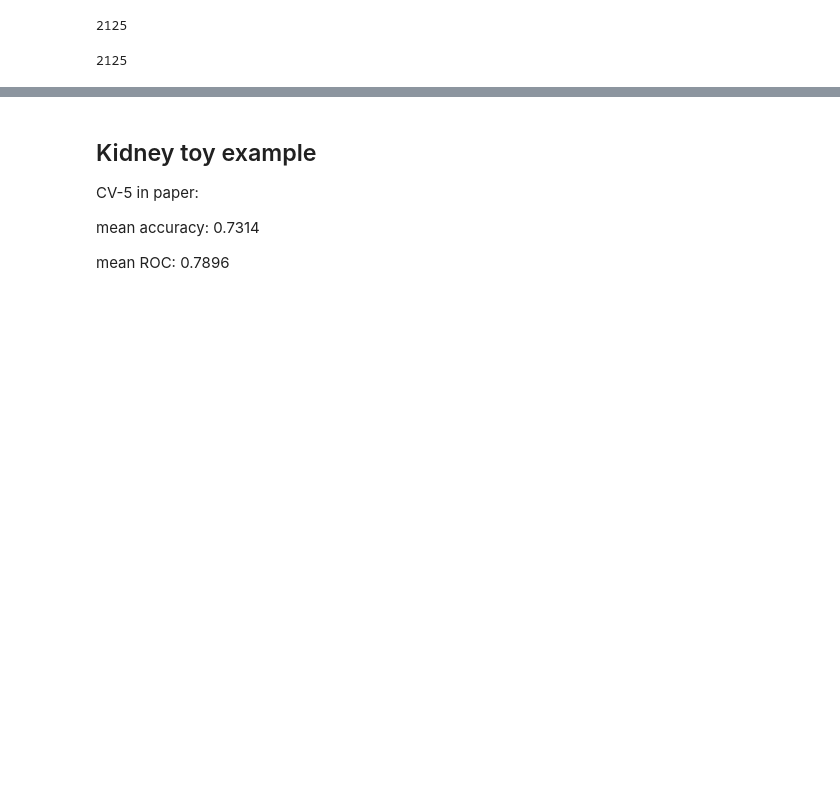
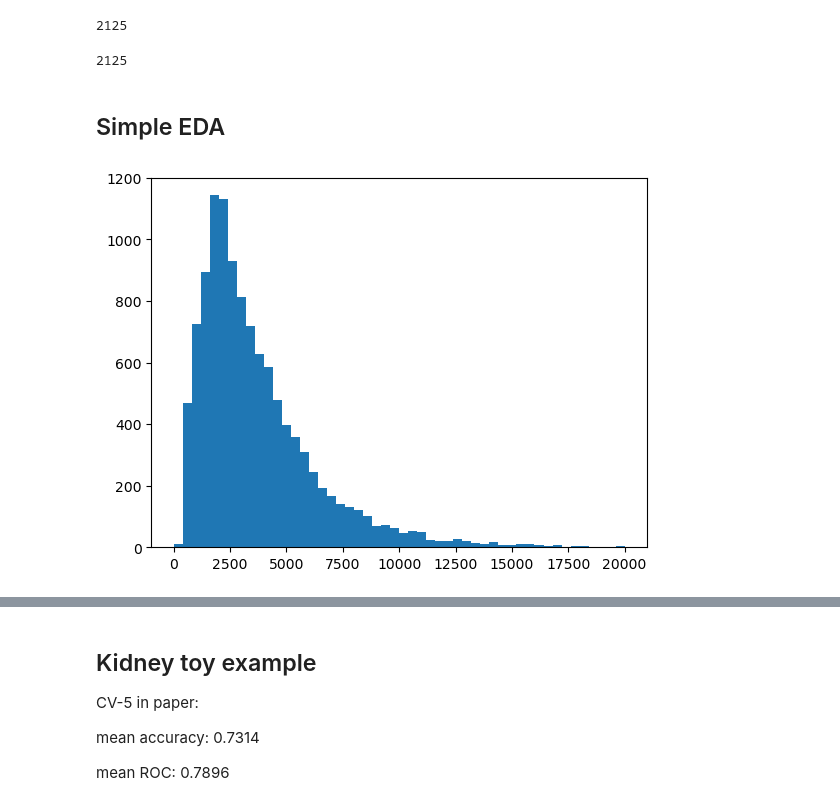
Before and after one commit to f-krause/master-thesis, a Jupyter notebook: src/data_handling/dev.ipynb, the cells around one changed output, grey strips where cells are left out. Cells and saved outputs as stored; diff of their text form; code cells hidden in the pictures; blank space fills up the shorter version.

Commit message:
add simple EDA to dev notebook

```diff
--- a/src/data_handling/dev.ipynb
+++ b/src/data_handling/dev.ipynb
@@ -81,3 +81,15 @@ len(data["ENST00000012049"]["bed_annotation"])
 len(data["ENST00000012049"]["fasta_ohe"])
 # %% [output]
 2125
+# %% [markdown]
+## Simple EDA
+# %%
+# Extract lengths of sequences
+lengths = [len(data[k]["fasta_ohe"]) for k in data.keys()]
+lengths_net = [len([x for x in data[k]["bed_annotation"] if x not in [3, 5]]) for k in data.keys()]
+# %%
+# Histogram of length of sequences
+plt.hist(lengths, bins=50, range=(0, 20000))
+plt.show()
+# %% [output]
+[figure, added]
```
Also changed, not shown: parts of 8 cells of this notebook.
